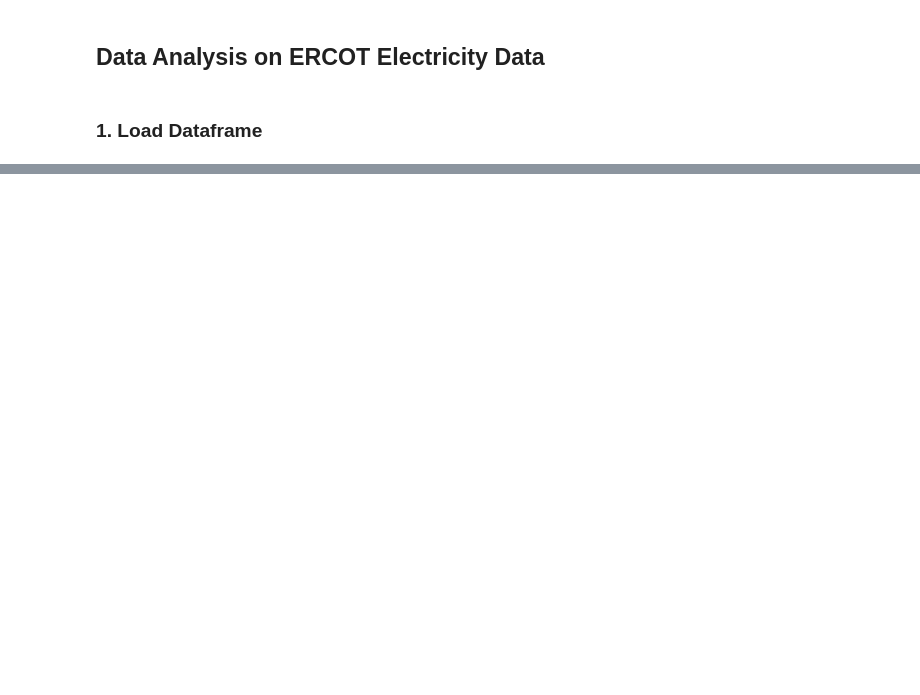
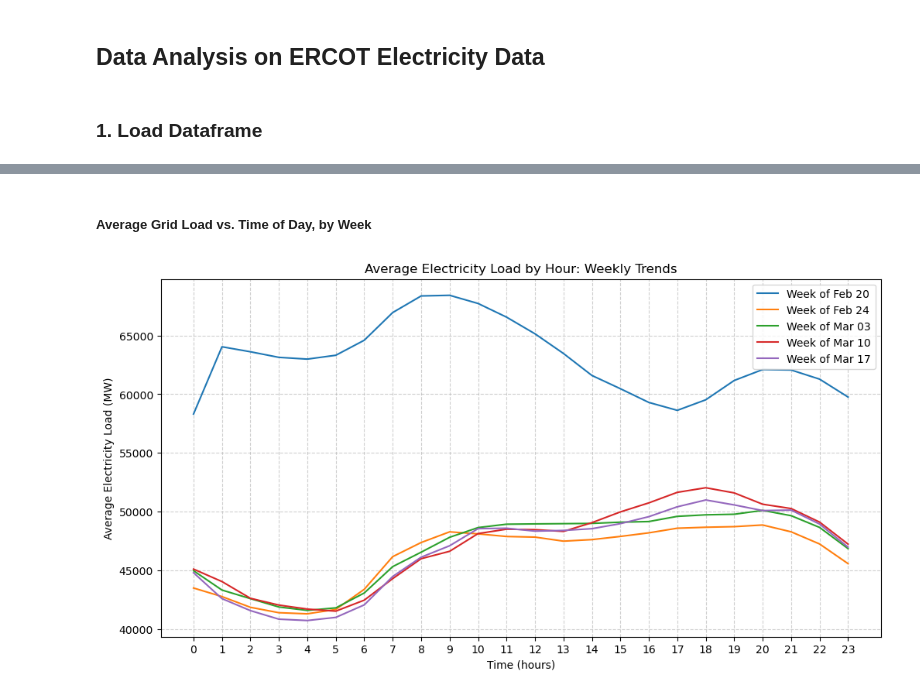
Before and after one commit to kmundey/ERCOT_Data_Analysis, a Jupyter notebook: data_analysis.ipynb, the cells around one changed output, grey strips where cells are left out. Saved outputs shown, nothing was run; the diff lists cells and outputs as text; code cells hidden in the pictures; blank space fills up the shorter version.

```diff
--- a/data_analysis.ipynb
+++ b/data_analysis.ipynb
@@ -483,0 +109,24 @@ plt.show()
+# %% [markdown]
+##### Average Grid Load vs. Time of Day, by Week
+# %%
+# Group average load by week and hour
+weekly_load_avg = df.groupby(['Week', 'Hour'])['Load_Total'].mean().reset_index()
+
+# Plot weekly average load by time of day
+plt.figure(figsize=(12, 6))
+
+# Loop over each week and plot
+for week in weekly_load_avg['Week'].unique():
+    one_week = weekly_load_avg[weekly_load_avg['Week'] == week]
+    lab = f'Week of {week_of[week]}'
+    plt.plot(one_week['Hour'], one_week['Load_Total'], label=lab)
+
+plt.title('Average Electricity Load by Hour: Weekly Trends')
+plt.xlabel('Time (hours)')
+plt.ylabel('Average Electricity Load (MW)')
+plt.xticks(range(24))
+plt.grid(linestyle='--', alpha=0.6)
+plt.legend()
+plt.show()
+# %% [output]
+[figure, added]
```
Also changed, not shown: parts of 64 cells of this notebook, 1 other file.
